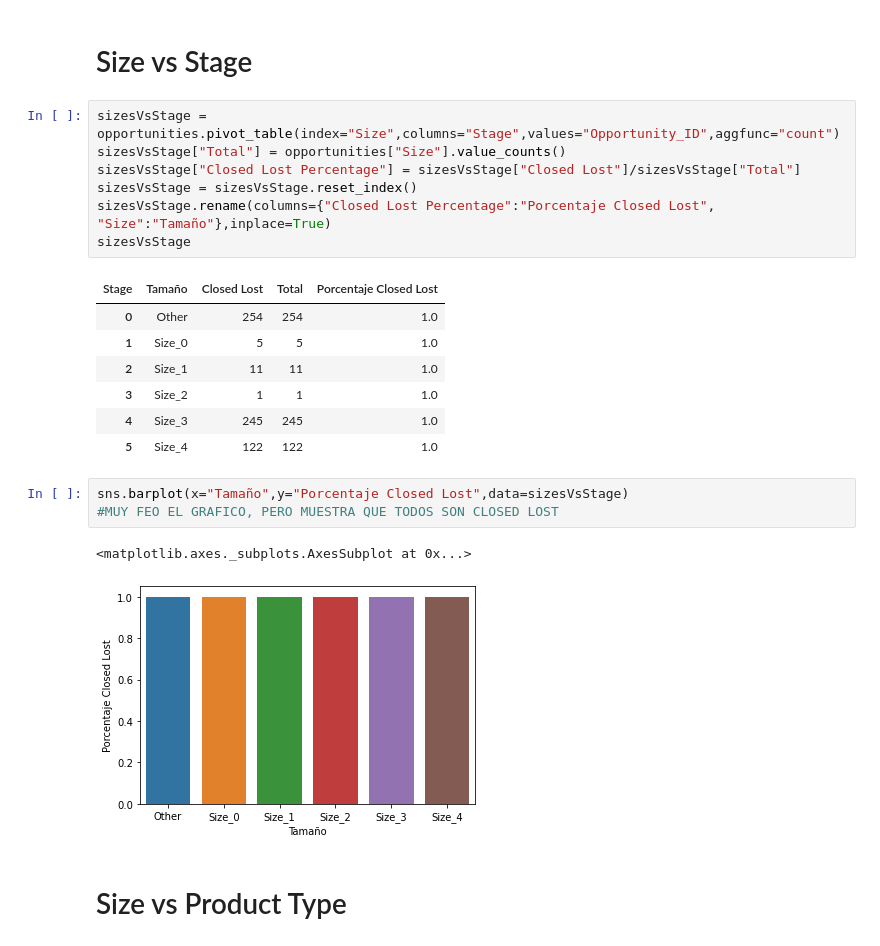
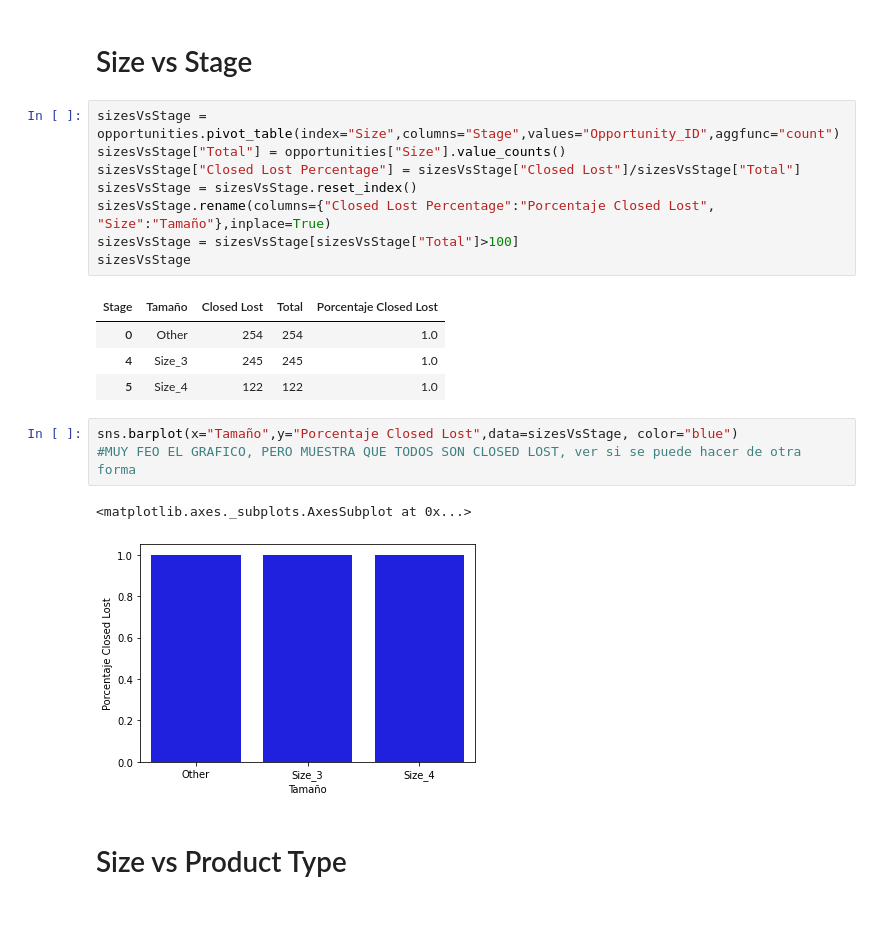
Before and after one commit to RiedelNicolas/75.06-2C2020-TP1, a Jupyter notebook: Size Analysis.ipynb, the cells around one changed output. Saved outputs shown, nothing was run; the diff lists cells and outputs as text; blank space fills up the shorter version.

Commit message:
Termino analisis de Size. Perdon por ser tan lento

```diff
--- a/Size Analysis.ipynb
+++ b/Size Analysis.ipynb
@@ -44,21 +59,19 @@ sizesVsStage["Total"] = opportunities["Size"].value_counts()
 sizesVsStage["Closed Lost Percentage"] = sizesVsStage["Closed Lost"]/sizesVsStage["Total"]
 sizesVsStage = sizesVsStage.reset_index()
 sizesVsStage.rename(columns={"Closed Lost Percentage":"Porcentaje Closed Lost", "Size":"Tamaño"},inplace=True)
+sizesVsStage = sizesVsStage[sizesVsStage["Total"]>100]
 sizesVsStage
 # %% [output]
 | Stage | Tamaño | Closed Lost | Total | Porcentaje Closed Lost |
 | 0 | Other | 254 | 254 | 1.0 |
-| 1 | Size_0 | 5 | 5 | 1.0 |
-| 2 | Size_1 | 11 | 11 | 1.0 |
-| 3 | Size_2 | 1 | 1 | 1.0 |
 | 4 | Size_3 | 245 | 245 | 1.0 |
 | 5 | Size_4 | 122 | 122 | 1.0 |
 # %%
-sns.barplot(x="Tamaño",y="Porcentaje Closed Lost",data=sizesVsStage)
-#MUY FEO EL GRAFICO, PERO MUESTRA QUE TODOS SON CLOSED LOST
+sns.barplot(x="Tamaño",y="Porcentaje Closed Lost",data=sizesVsStage, color="blue")
+#MUY FEO EL GRAFICO, PERO MUESTRA QUE TODOS SON CLOSED LOST, ver si se puede hacer de otra forma
 # %% [output]
 <matplotlib.axes._subplots.AxesSubplot at 0x...>
-[figure, old version]
+[figure, new version]
 # %% [markdown]
 # Size vs Product Type
 # %%
```
Also changed, not shown: parts of 10 cells of this notebook, 1 other file.
